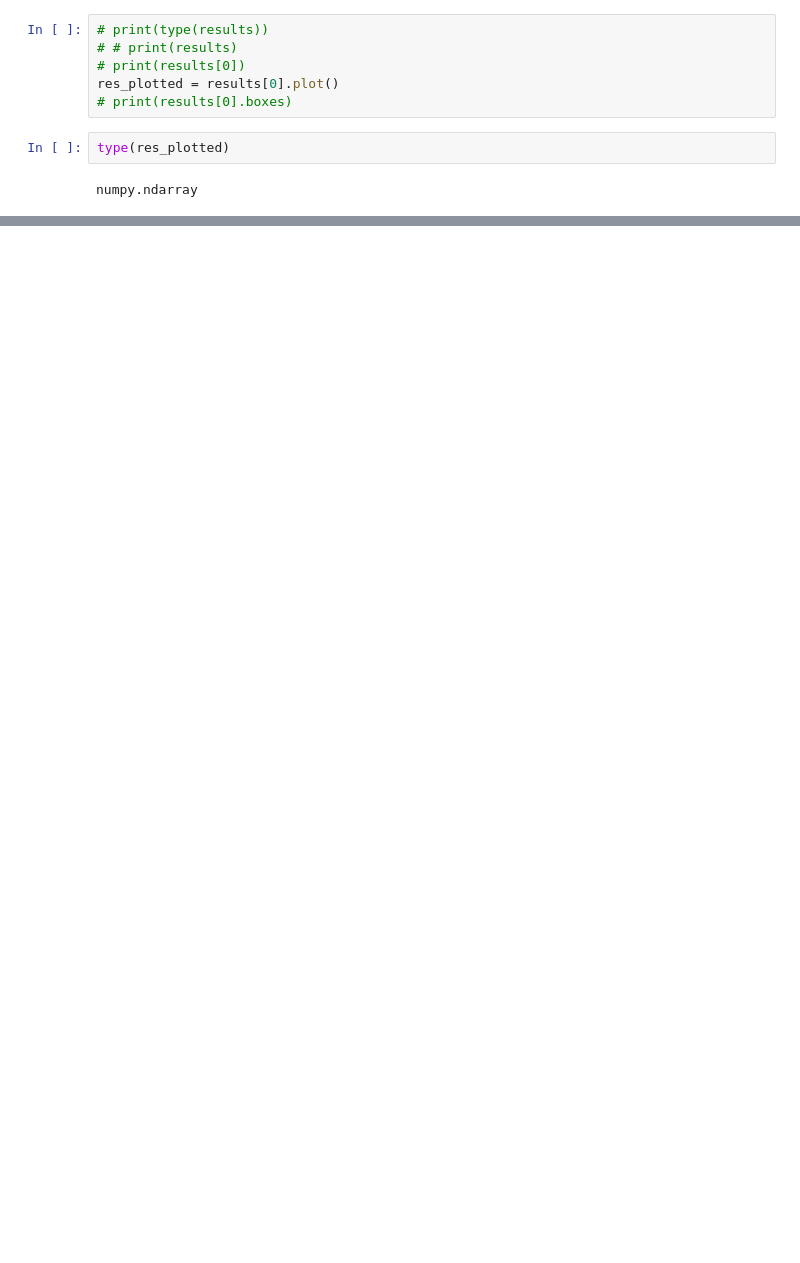
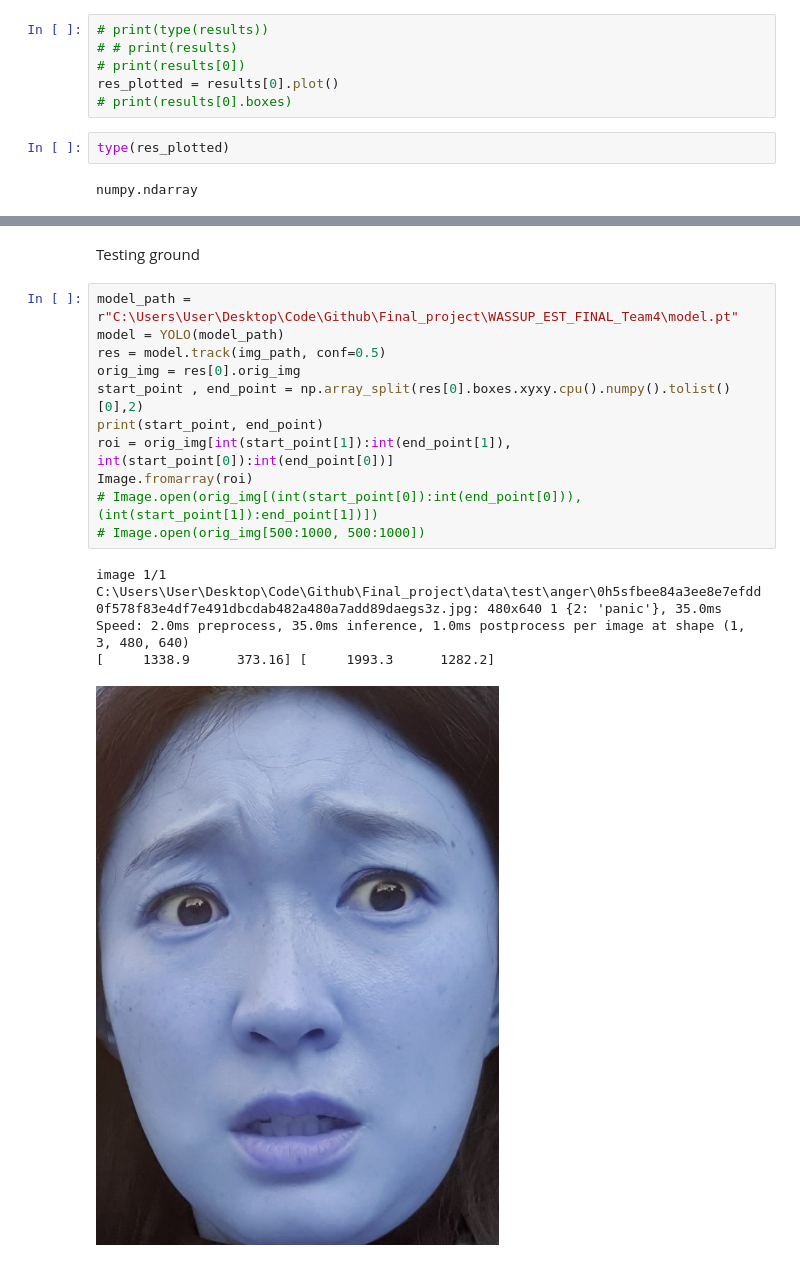
Before and after one commit to 2j0123/Customer-Service-and-Crime-Prevention-Manual, a Jupyter notebook: streamlit.ipynb, the cells around one changed output, grey strips where cells are left out. Cells and saved outputs as stored; diff of their text form; blank space fills up the shorter version.

```diff
--- a/streamlit.ipynb
+++ b/streamlit.ipynb
@@ -166,0 +256,18 @@ Error:
+# %% [markdown]
+Testing ground
+# %%
+model_path = r"C:\Users\User\Desktop\Code\Github\Final_project\WASSUP_EST_FINAL_Team4\model.pt"
+model = YOLO(model_path)
+res = model.track(img_path, conf=0.5)
+orig_img = res[0].orig_img
+start_point , end_point = np.array_split(res[0].boxes.xyxy.cpu().numpy().tolist()[0],2)
+print(start_point, end_point)
+roi = orig_img[int(start_point[1]):int(end_point[1]), int(start_point[0]):int(end_point[0])]
+Image.fromarray(roi)
+# Image.open(orig_img[(int(start_point[0]):int(end_point[0])), (int(start_point[1]):end_point[1])])
+# Image.open(orig_img[500:1000, 500:1000])
+# %% [output]
+image 1/1 C:\Users\User\Desktop\Code\Github\Final_project\data\test\anger\0h5sfbee84a3ee8e7efdd0f578f83e4df7e491dbcdab482a480a7add89daegs3z.jpg: 480x640 1 {2: 'panic'}, 35.0ms
+Speed: 2.0ms preprocess, 35.0ms inference, 1.0ms postprocess per image at shape (1, 3, 480, 640)
+[     1338.9      373.16] [     1993.3      1282.2]
+[figure, added]
```
Also changed, not shown: parts of 9 cells of this notebook, 4 other files.
